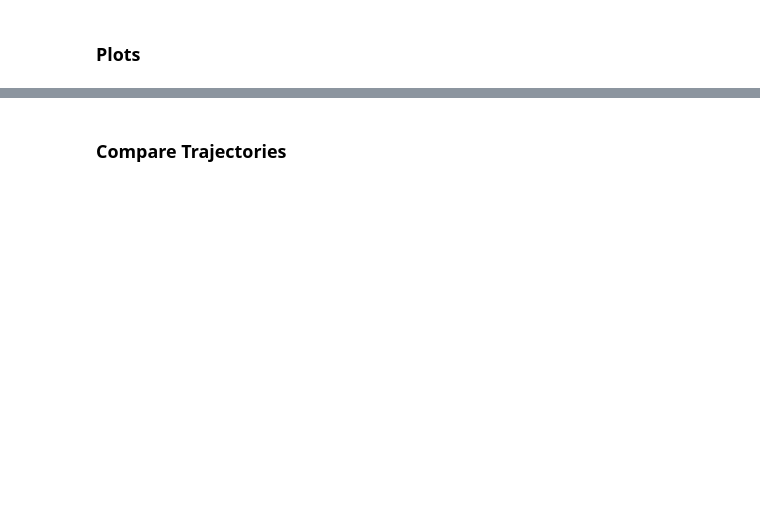
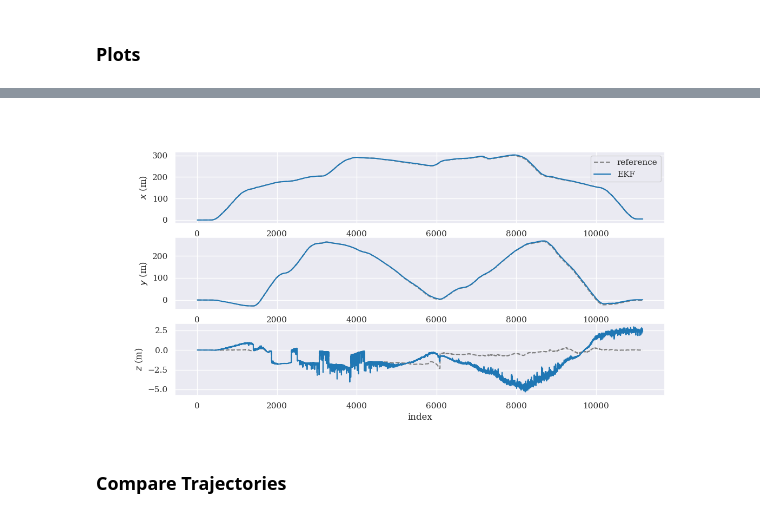
Before and after one commit to Jul310/kiss-icp, a Jupyter notebook: tum_eval/ekf_gps_analysis.ipynb, the cells around one changed output, grey strips where cells are left out. Saved outputs shown, nothing was run; the diff lists cells and outputs as text; code cells hidden in the pictures; blank space fills up the shorter version.

```diff
--- a/tum_eval/ekf_gps_analysis.ipynb
+++ b/tum_eval/ekf_gps_analysis.ipynb
@@ -59,4 +61,6 @@ print(metric_result.pretty_str())
 # %%
-metric_result = plot_compare(ekf_compare_traj, print_stats=False, plot_mode='rpy', est_name="EKF")
+metric = plot_compare(ekf_compare_traj, print_stats=False, plot_mode='xyz', est_name="EKF", wf=2, hf=0.5)
+# %% [output]
+[figure, added]
 # %% [markdown]
 ### Compare Trajectories
```
Also changed, not shown: parts of 5 cells of this notebook, 1 other file.
